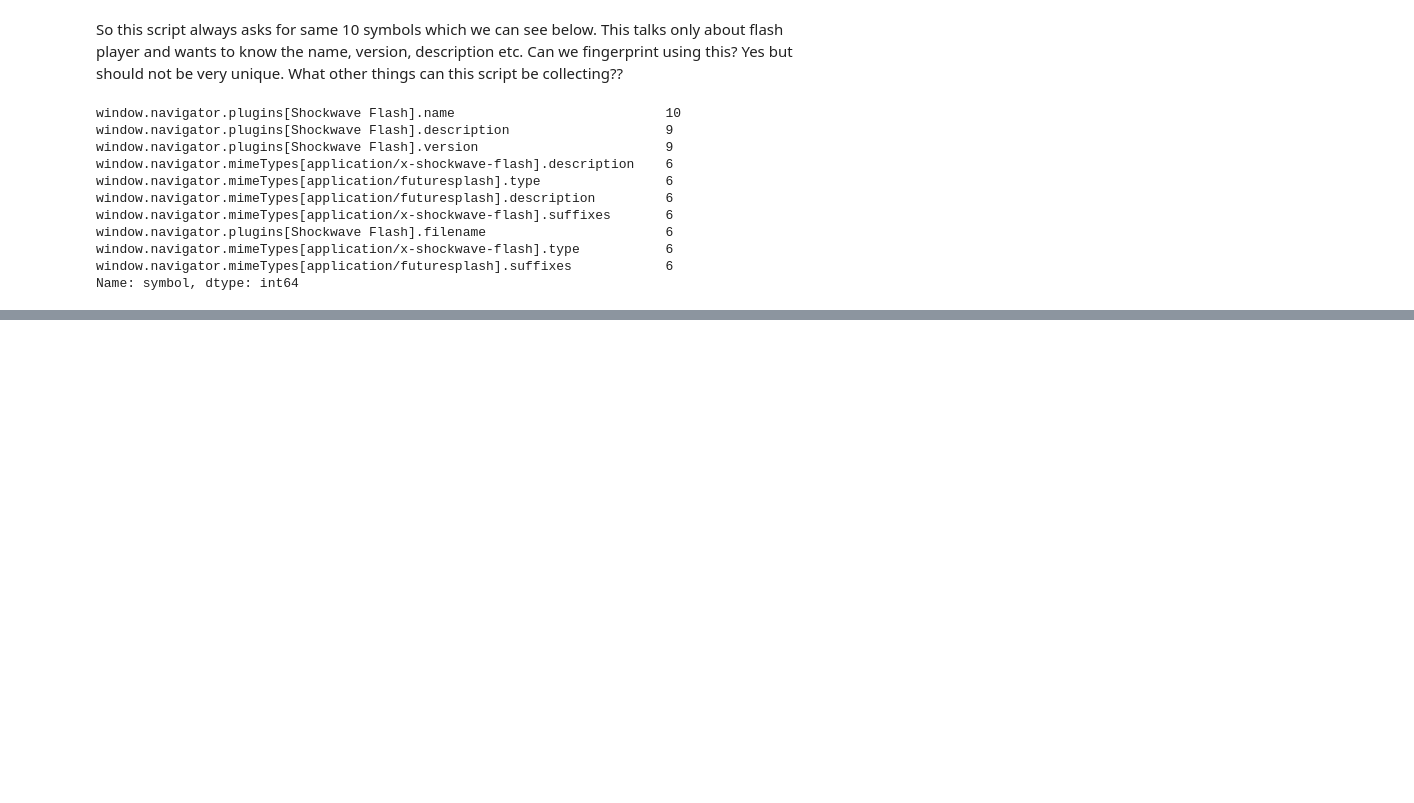
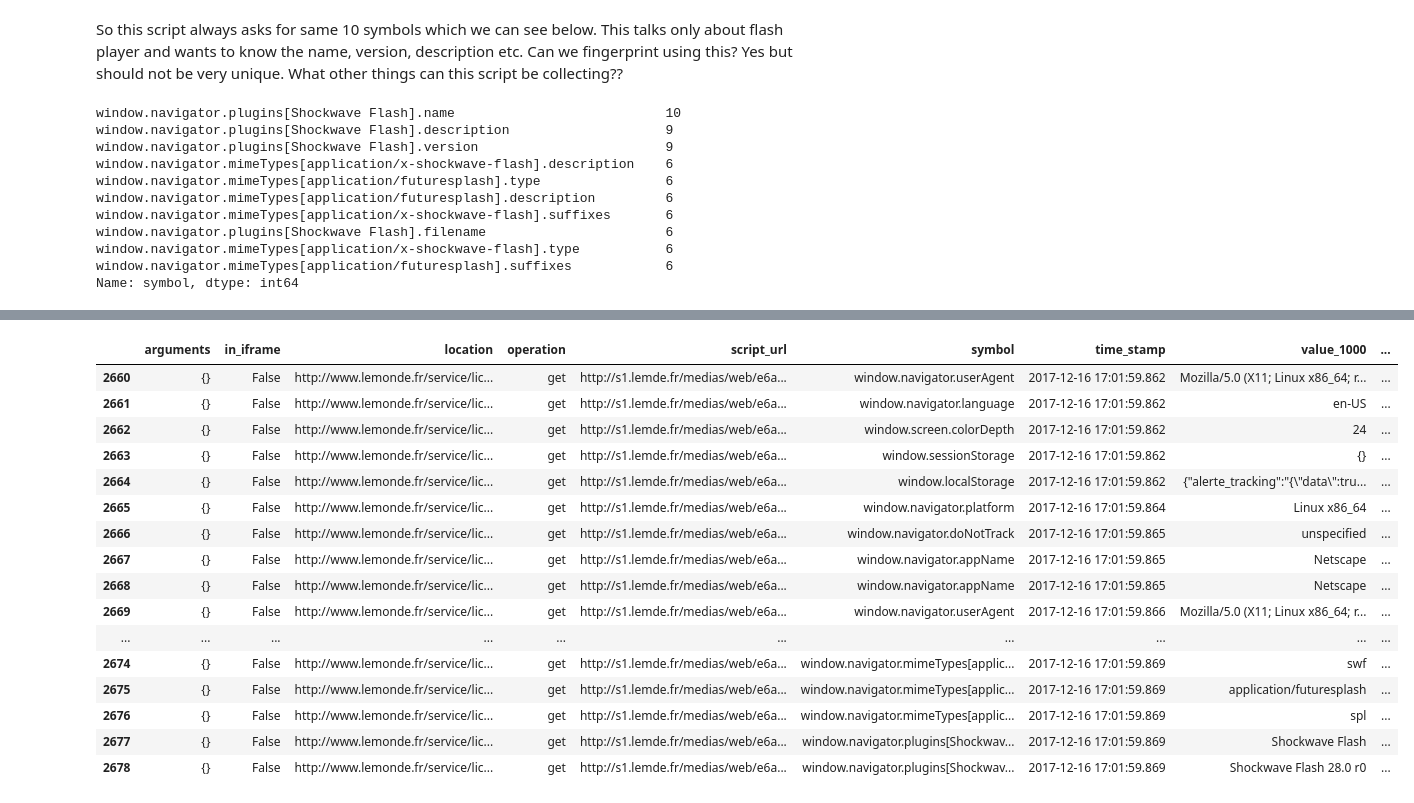
Before and after one commit to mozilla/Overscripted-Data-Analysis-Challenge, a Jupyter notebook: analyses/2019_03_15_Richa_Sharma_Analysis_Outreachy/Analysis in pandas.ipynb, the cells around one changed output, grey strips where cells are left out. Drawn from its saved outputs; the diff is of its cells as text; code cells hidden in the pictures; blank space fills up the shorter version.

```diff
--- a/analyses/2019_03_15_Richa_Sharma_Analysis_Outreachy/Analysis in pandas.ipynb
+++ b/analyses/2019_03_15_Richa_Sharma_Analysis_Outreachy/Analysis in pandas.ipynb
@@ -34,8 +49,10 @@ def write_csv(path,name,df):
 ## Data directory
 Change below to point to data location
 # %%
-DATA_DIR = '/home/alvis/Desktop/Richa/overscripted/'
-PARQUET_FILE = DATA_DIR + 'sample'  # I ran this with sample data*
+DATA_DIR = '/home/alvis/Desktop/Richa/overscripted/sample.parquet/'
+DATA_DIR = '/home/alvis/Desktop/Richa/overscripted/sample/'
+PARQUET_FILE = DATA_DIR + 'part.0.parquet'
+PARQUET_FILE = DATA_DIR + 'sample1.parquet'# I ran this with sample data*
 IMP_COLUMNS = ['arguments','in_iframe', 'location', 'operation', 'script_url','symbol','time_stamp','value_1000','location_domain','script_domain','location_base_url']
 # %%
 df = pd.read_parquet(PARQUET_FILE, engine='pyarrow')
@@ -151,0 +176,22 @@ Name: symbol, dtype: int64
+# %%
+FingerPrint = Rdf[Rdf.script_url.str.contains('fingerprint')]
+#T = df[df.argument_0.str.contains('Cwm fjordbank glyphs vext quiz')]
+FingerPrint
+# %% [output]
+|  | arguments | in_iframe | location | operation | script_url | symbol | time_stamp | value_1000 | ... |
+| 2660 | {} | False | http://www.lemonde.fr/service/lic... | get | http://s1.lemde.fr/medias/web/e6a... | window.navigator.userAgent | 2017-12-16 17:01:59.862 | Mozilla/5.0 (X11; Linux x86_64; r... | ... |
+| 2661 | {} | False | http://www.lemonde.fr/service/lic... | get | http://s1.lemde.fr/medias/web/e6a... | window.navigator.language | 2017-12-16 17:01:59.862 | en-US | ... |
+| 2662 | {} | False | http://www.lemonde.fr/service/lic... | get | http://s1.lemde.fr/medias/web/e6a... | window.screen.colorDepth | 2017-12-16 17:01:59.862 | 24 | ... |
+| 2663 | {} | False | http://www.lemonde.fr/service/lic... | get | http://s1.lemde.fr/medias/web/e6a... | window.sessionStorage | 2017-12-16 17:01:59.862 | {} | ... |
+| 2664 | {} | False | http://www.lemonde.fr/service/lic... | get | http://s1.lemde.fr/medias/web/e6a... | window.localStorage | 2017-12-16 17:01:59.862 | {"alerte_tracking":"{\"data\":tru... | ... |
+| 2665 | {} | False | http://www.lemonde.fr/service/lic... | get | http://s1.lemde.fr/medias/web/e6a... | window.navigator.platform | 2017-12-16 17:01:59.864 | Linux x86_64 | ... |
+| 2666 | {} | False | http://www.lemonde.fr/service/lic... | get | http://s1.lemde.fr/medias/web/e6a... | window.navigator.doNotTrack | 2017-12-16 17:01:59.865 | unspecified | ... |
+| 2667 | {} | False | http://www.lemonde.fr/service/lic... | get | http://s1.lemde.fr/medias/web/e6a... | window.navigator.appName | 2017-12-16 17:01:59.865 | Netscape | ... |
+| 2668 | {} | False | http://www.lemonde.fr/service/lic... | get | http://s1.lemde.fr/medias/web/e6a... | window.navigator.appName | 2017-12-16 17:01:59.865 | Netscape | ... |
+| 2669 | {} | False | http://www.lemonde.fr/service/lic... | get | http://s1.lemde.fr/medias/web/e6a... | window.navigator.userAgent | 2017-12-16 17:01:59.866 | Mozilla/5.0 (X11; Linux x86_64; r... | ... |
+| ... | ... | ... | ... | ... | ... | ... | ... | ... | ... |
+| 2674 | {} | False | http://www.lemonde.fr/service/lic... | get | http://s1.lemde.fr/medias/web/e6a... | window.navigator.mimeTypes[applic... | 2017-12-16 17:01:59.869 | swf | ... |
+| 2675 | {} | False | http://www.lemonde.fr/service/lic... | get | http://s1.lemde.fr/medias/web/e6a... | window.navigator.mimeTypes[applic... | 2017-12-16 17:01:59.869 | application/futuresplash | ... |
+| 2676 | {} | False | http://www.lemonde.fr/service/lic... | get | http://s1.lemde.fr/medias/web/e6a... | window.navigator.mimeTypes[applic... | 2017-12-16 17:01:59.869 | spl | ... |
+| 2677 | {} | False | http://www.lemonde.fr/service/lic... | get | http://s1.lemde.fr/medias/web/e6a... | window.navigator.plugins[Shockwav... | 2017-12-16 17:01:59.869 | Shockwave Flash | ... |
+| 2678 | {} | False | http://www.lemonde.fr/service/lic... | get | http://s1.lemde.fr/medias/web/e6a... | window.navigator.plugins[Shockwav... | 2017-12-16 17:01:59.869 | Shockwave Flash 28.0 r0 | ... |
```
Also changed, not shown: parts of 18 cells of this notebook, 1 other file.
